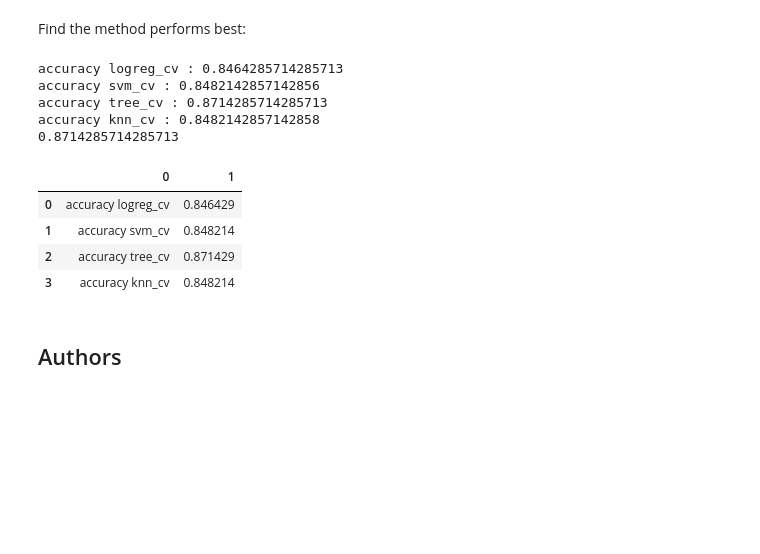
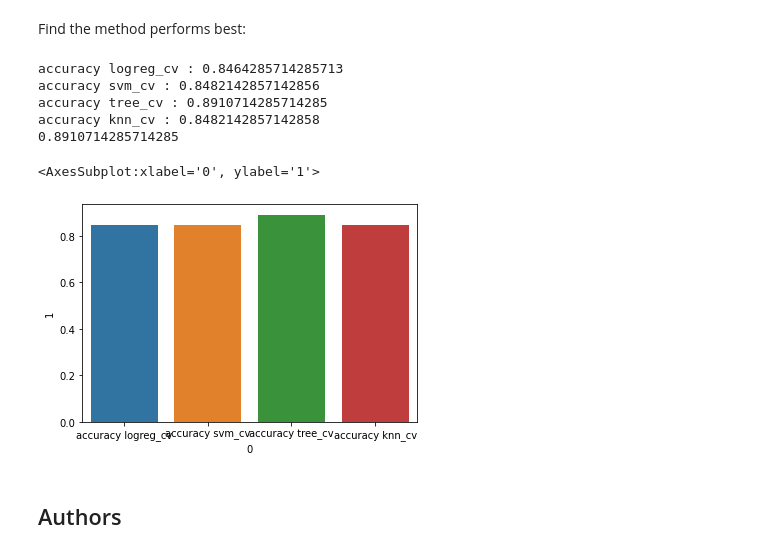
Before and after one commit to nicogtf/coursera_capstone_project, a Jupyter notebook: master/Machine Learning Prediction lab.ipynb, the cells around one changed output. Cells and saved outputs as stored; diff of their text form; code cells hidden in the pictures; blank space fills up the shorter version.

```diff
--- a/master/Machine Learning Prediction lab.ipynb
+++ b/master/Machine Learning Prediction lab.ipynb
@@ -169,7 +169,7 @@ parameters ={'C':[0.01,0.1,1],
              'penalty':['l2'],
              'solver':['lbfgs']}
 # %%
-parameters ={"C":[0.001,0.005,0.01,0.1,1],'penalty':['l2'], 'solver':['lbfgs']}# l1 lasso l2 ridge
+parameters ={"C":[0.001,0.009,0.01,0.1,1],'penalty':['l2'], 'solver':['lbfgs']}# l1 lasso l2 ridge
 lr=LogisticRegression()
 logreg_cv= GridSearchCV(estimator=lr, param_grid=parameters, cv=10)
 logreg_cv.fit(X_train, Y_train)
@@ -292,7 +292,7 @@ plot_confusion_matrix(Y_test,yhat)
 # %% [markdown]
 Create a k nearest neighbors object then  create a  <code>GridSearchCV</code> object  <code>knn_cv</code> with cv = 10.  Fit the object to find the best parameters from the dictionary <code>parameters</code>.
 # %%
-parameters = {'n_neighbors': [1, 2, 3, 4, 5, 6, 7, 8, 9, 10],
+parameters = {'n_neighbors': [1, 2, 3, 4, 5, 6, 7, 8, 9, 10, 11, 12,13,14,15],
               'algorithm': ['auto', 'ball_tree', 'kd_tree', 'brute'],
               'p': [1,2]}
 
@@ -333,28 +334,26 @@ Find the method performs best:
 # %%
 print("accuracy logreg_cv :",logreg_cv.best_score_)
 print("accuracy svm_cv :",svm_cv.best_score_)
 print("accuracy tree_cv :",tree_cv.best_score_)
 print("accuracy knn_cv :",knn_cv.best_score_)
 
 accuracy_result = [["accuracy logreg_cv",logreg_cv.best_score_],
            ["accuracy svm_cv",svm_cv.best_score_],
            ["accuracy tree_cv",tree_cv.best_score_],
            ["accuracy knn_cv",knn_cv.best_score_]]
 
 accuracy_result = pd.DataFrame(accuracy_result)
 print(max(accuracy_result.iloc[:,1]))
 accuracy_result
+sns.barplot(x=0, y=1, data=accuracy_result)
 # %% [output]
 accuracy logreg_cv : 0.8464285714285713
 accuracy svm_cv : 0.8482142857142856
-accuracy tree_cv : 0.8714285714285713
+accuracy tree_cv : 0.8910714285714285
 accuracy knn_cv : 0.8482142857142858
-0.8714285714285713
+0.8910714285714285
-|  | 0 | 1 |
-| 0 | accuracy logreg_cv | 0.846429 |
-| 1 | accuracy svm_cv | 0.848214 |
-| 2 | accuracy tree_cv | 0.871429 |
-| 3 | accuracy knn_cv | 0.848214 |
+<AxesSubplot:xlabel='0', ylabel='1'>
+[figure, added]
 # %% [markdown]
 ## Authors
 # %% [markdown]
```
Also changed, not shown: parts of 4 cells of this notebook.
